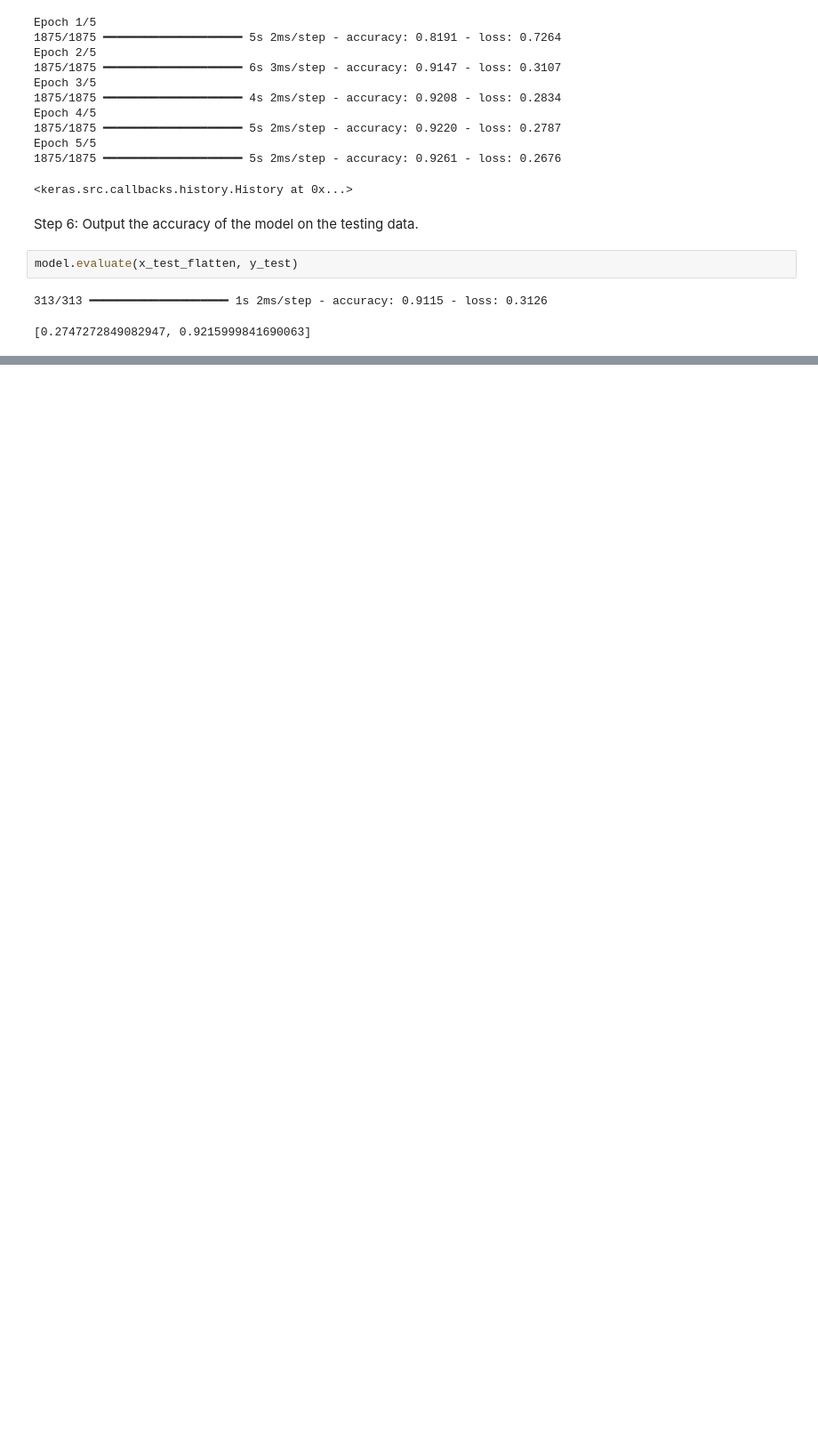
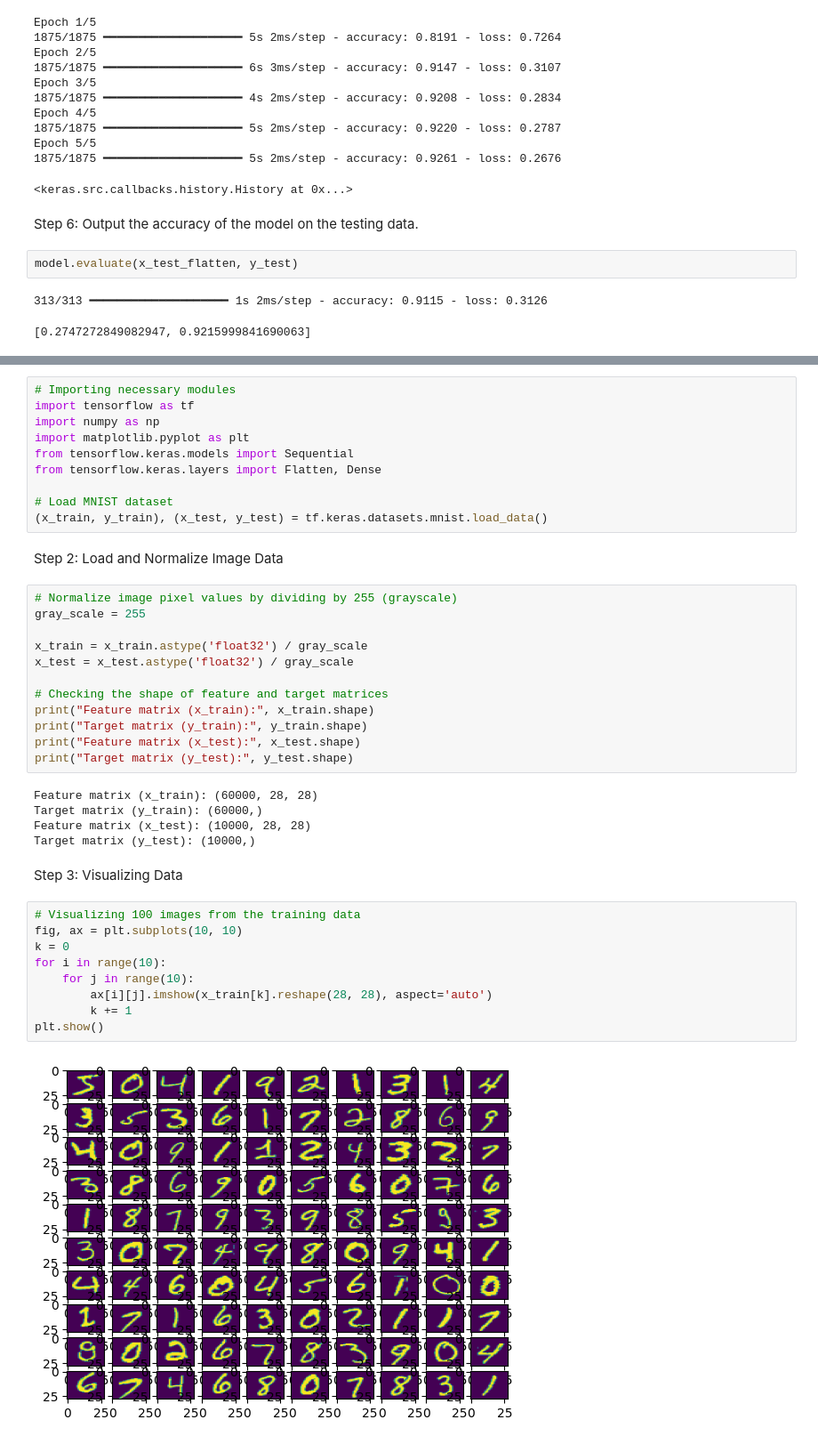
Before and after one commit to Nishanthini03/DeepLearning, a Jupyter notebook: DL.ipynb, the cells around one changed output, grey strips where cells are left out. Shown: that part at 89% size. Saved outputs shown, nothing was run; the diff lists cells and outputs as text; blank space fills up the shorter version.

```diff
--- a/DL.ipynb
+++ b/DL.ipynb
@@ -72,0 +128,42 @@ model.evaluate(x_test_flatten, y_test)
+# %%
+# Importing necessary modules
+import tensorflow as tf
+import numpy as np
+import matplotlib.pyplot as plt
+from tensorflow.keras.models import Sequential
+from tensorflow.keras.layers import Flatten, Dense
+
+# Load MNIST dataset
+(x_train, y_train), (x_test, y_test) = tf.keras.datasets.mnist.load_data()
+# %% [markdown]
+Step 2: Load and Normalize Image Data
+# %%
+# Normalize image pixel values by dividing by 255 (grayscale)
+gray_scale = 255
+
+x_train = x_train.astype('float32') / gray_scale
+x_test = x_test.astype('float32') / gray_scale
+
+# Checking the shape of feature and target matrices
+print("Feature matrix (x_train):", x_train.shape)
+print("Target matrix (y_train):", y_train.shape)
+print("Feature matrix (x_test):", x_test.shape)
+print("Target matrix (y_test):", y_test.shape)
+# %% [output]
+Feature matrix (x_train): (60000, 28, 28)
+Target matrix (y_train): (60000,)
+Feature matrix (x_test): (10000, 28, 28)
+Target matrix (y_test): (10000,)
+# %% [markdown]
+Step 3: Visualizing Data
+# %%
+# Visualizing 100 images from the training data
+fig, ax = plt.subplots(10, 10)
+k = 0
+for i in range(10):
+    for j in range(10):
+        ax[i][j].imshow(x_train[k].reshape(28, 28), aspect='auto')
+        k += 1
+plt.show()
+# %% [output]
+[figure, added]
```
Also changed, not shown: parts of 12 cells of this notebook.
